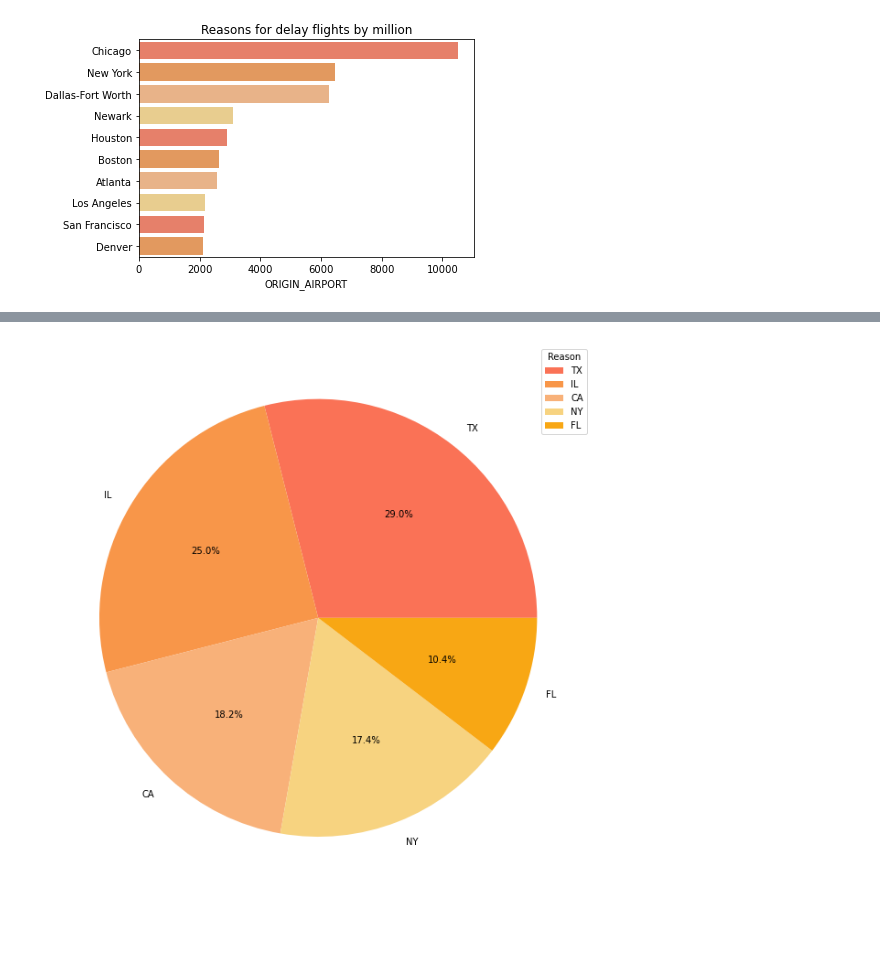
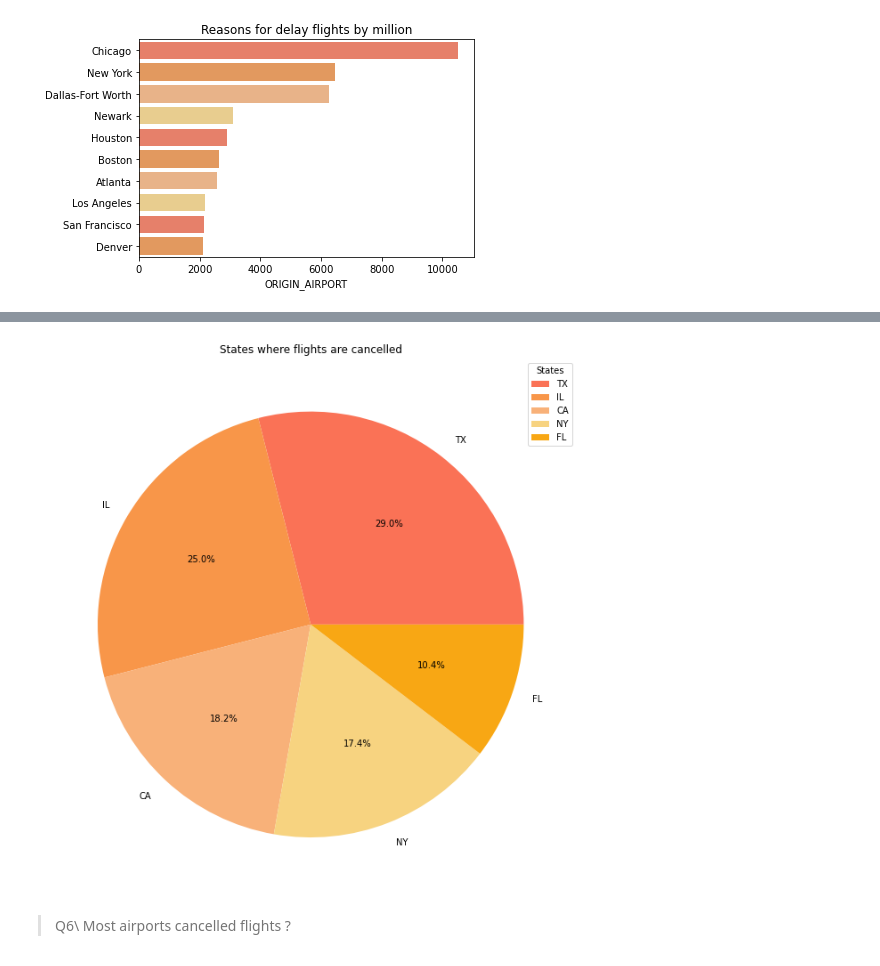
Before and after one commit to Yousef-Nasr/Flight-Cancellation-Classiffication, a Jupyter notebook: main.ipynb, the cells around one changed output, grey strips where cells are left out. Drawn from its saved outputs; the diff is of its cells as text; code cells hidden in the pictures; blank space fills up the shorter version.

```diff
--- a/main.ipynb
+++ b/main.ipynb
@@ -307,8 +313,11 @@ Name: ORIGIN_AIRPORT, dtype: int64
 # %%
 fig = plt.figure(figsize=[15,11])
-
+df_ex = df[df['CANCELLED'] == 1]['ORIGIN_AIRPORT'].map(airports_state_map).value_counts()
 plt.pie(df_ex[:5], colors=['#FA7256', '#F89649', '#F8B179', '#F7D380', '#F8A714'], autopct='%1.1f%%', labels=df_ex.index[:5])
-plt.legend(title='Reason')
+plt.legend(title='States')
+plt.title('States where flights are cancelled')
 plt.show()
 # %% [output]
-[figure, old version]
+[figure, new version]
+# %% [markdown]
+> Q6\ Most airports cancelled flights ?
```
Also changed, not shown: parts of 15 cells of this notebook, 5 other files.
